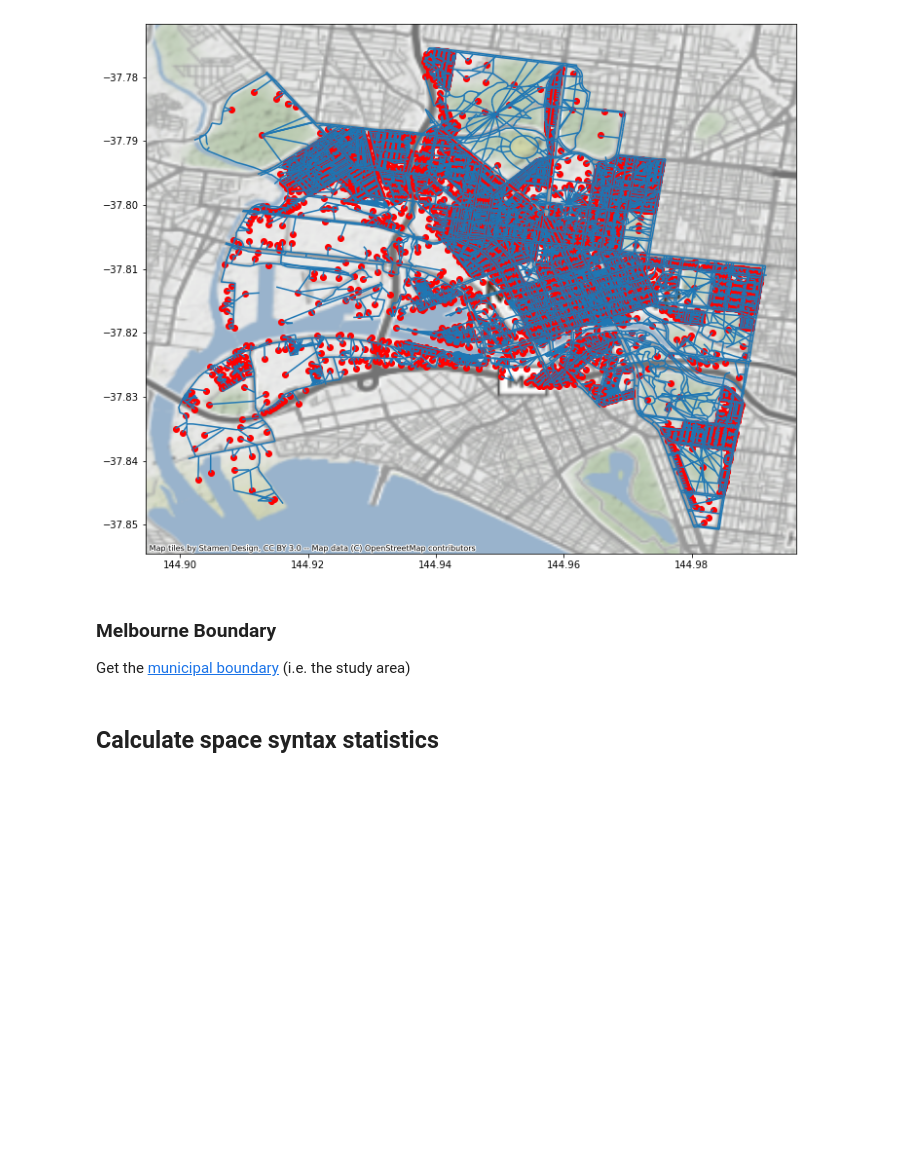
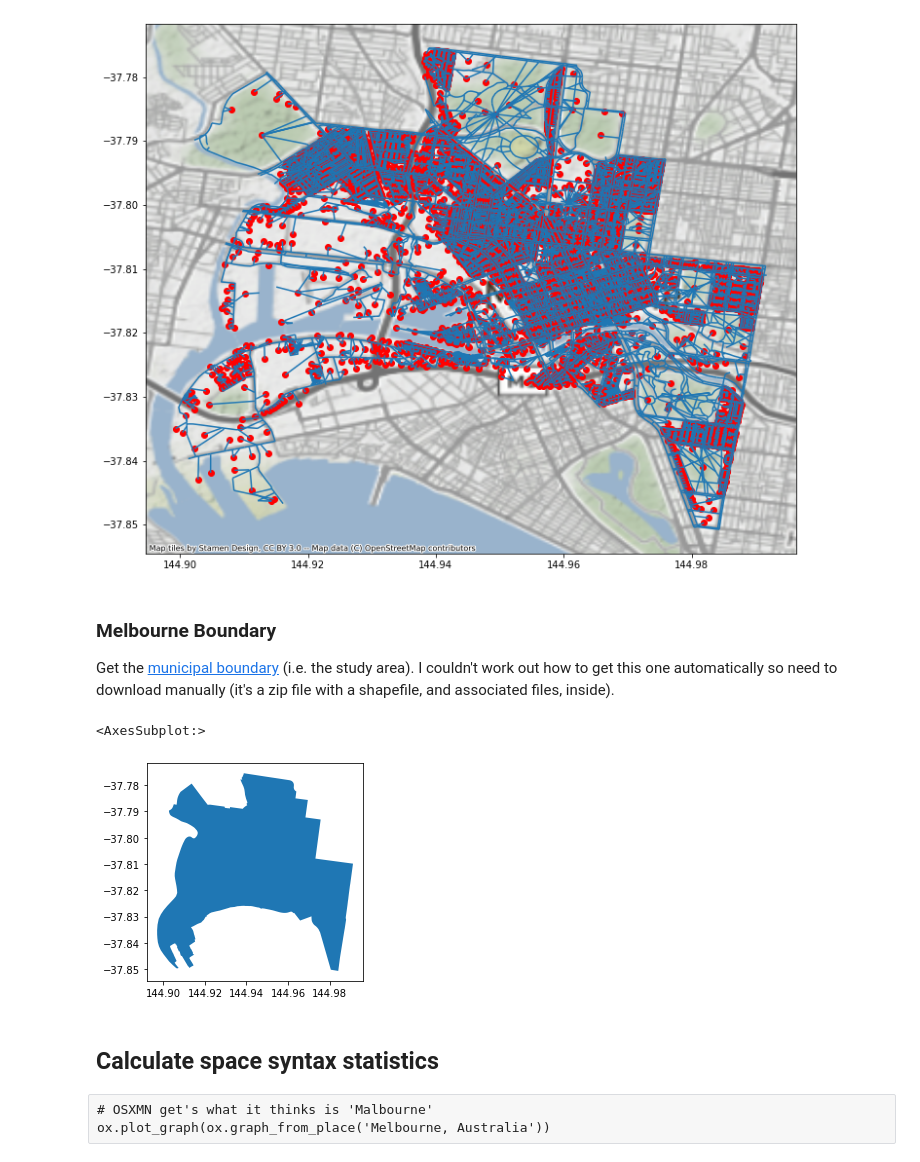
Before and after one commit to masher92/footfall, a Jupyter notebook: MelbourneAnalysis/Street_Network/Street_Network.ipynb, the cells around one changed output. Cells and saved outputs as stored; diff of their text form; code cells hidden in the pictures; blank space fills up the shorter version.

```diff
--- a/MelbourneAnalysis/Street_Network/Street_Network.ipynb
+++ b/MelbourneAnalysis/Street_Network/Street_Network.ipynb
@@ -79,19 +79,16 @@ cx.add_basemap(ax, crs=network.crs, zoom=12)
 # %% [markdown]
 ### Melbourne Boundary
 
-Get the [municipal boundary](https://data.melbourne.vic.gov.au/Property/Municipal-boundary/ck33-yh8z) (i.e. the study area)
+Get the [municipal boundary](https://data.melbourne.vic.gov.au/Property/Municipal-boundary/ck33-yh8z) (i.e. the study area). I couldn't work out how to get this one automatically so need to download manually (it's a zip file with a shapefile, and associated files, inside).
 # %%
-boundary_file = "Municipal-boundary.shp"
+boundary_file = os.path.join("Municipal boundary", "geo_export_14403582-ca81-4ce2-bfcc-1421eb473132.shp")
 
-if not os.path.exists(boundary_file):
-    print("Boundary data doesn't exist, downloading ...",)
-    url = "https://data.melbourne.vic.gov.au/api/geospatial/ck33-yh8z?method=export&format=Shapefile"
-    response = requests.get(url)
-    with open(boundary_file, 'wb') as f:
-        f.write(response.content)
-    print("\t ... finished")
+assert os.path.exists(boundary_file), "Municipal boundary file needs downloading and extracting"
 
 boundary = gpd.read_file(boundary_file)
 boundary.plot()
+# %% [output]
+<AxesSubplot:>
+[figure, added]
 # %% [markdown]
 ## Calculate space syntax statistics
@@ -100 +95,4 @@ ox.plot_graph(ox.graph_from_place('Melbourne, Australia'))
+# %% [raw]
+# OSXMN get's what it thinks is 'Malbourne'
+ox.plot_graph(ox.graph_from_place('Melbourne, Australia'))
 # %%
```
Also changed, not shown: parts of 2 cells of this notebook.
